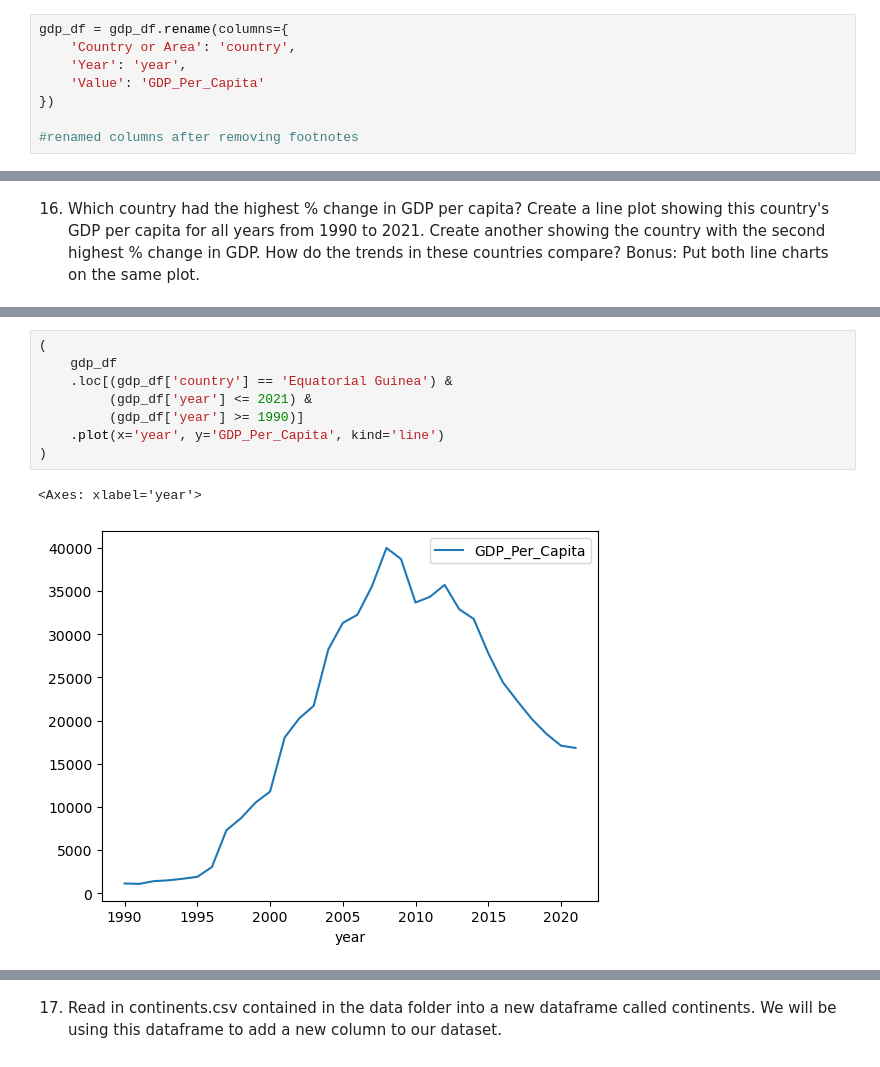
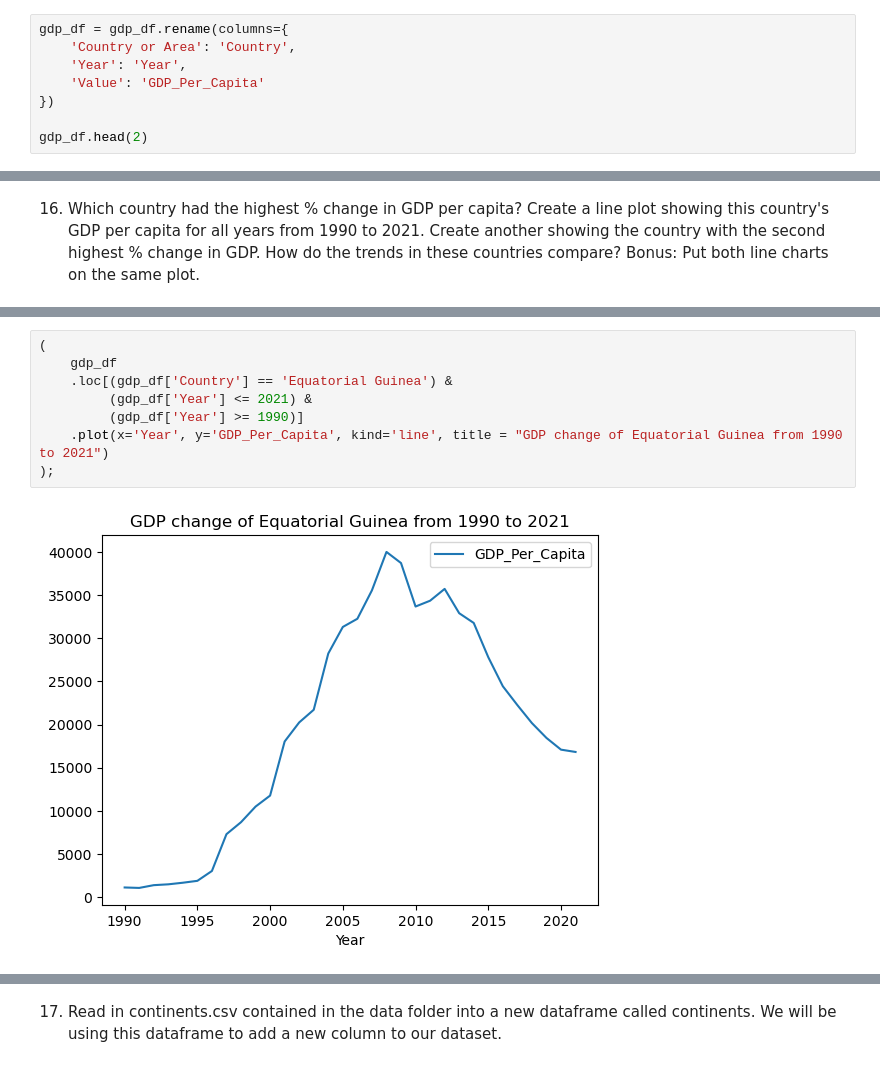
Before and after one commit to nss-data-science-cohort-9/un-exploration-joshwtacker, a Jupyter notebook: Notebook/UN_Data_Exploration.ipynb, the cells around one changed output, grey strips where cells are left out. Cells and saved outputs as stored; diff of their text form.

```diff
--- a/Notebook/UN_Data_Exploration.ipynb
+++ b/Notebook/UN_Data_Exploration.ipynb
@@ -57,9 +47,9 @@ gdp_df.tail(10)
 gdp_df = gdp_df.drop(columns=["Value Footnotes"])
 # %%
 gdp_df = gdp_df.rename(columns={
-    'Country or Area': 'country',
-    'Year': 'year',
+    'Country or Area': 'Country',
+    'Year': 'Year',
     'Value': 'GDP_Per_Capita'
 })
 
-#renamed columns after removing footnotes
+gdp_df.head(2)
@@ -270,14 +257,13 @@ gdp_pivoted.nlargest(2, "Percent_Change")
 # %%
 (
     gdp_df
-    .loc[(gdp_df['country'] == 'Equatorial Guinea') &
-         (gdp_df['year'] <= 2021) &
-         (gdp_df['year'] >= 1990)]
-    .plot(x='year', y='GDP_Per_Capita', kind='line')
-)
+    .loc[(gdp_df['Country'] == 'Equatorial Guinea') &
+         (gdp_df['Year'] <= 2021) &
+         (gdp_df['Year'] >= 1990)]
+    .plot(x='Year', y='GDP_Per_Capita', kind='line', title = "GDP change of Equatorial Guinea from 1990 to 2021")
+);
 # %% [output]
-<Axes: xlabel='year'>
-[figure, old version]
+[figure, new version]
 # %%
 (
     gdp_df
```
Also changed, not shown: parts of 51 cells of this notebook.
